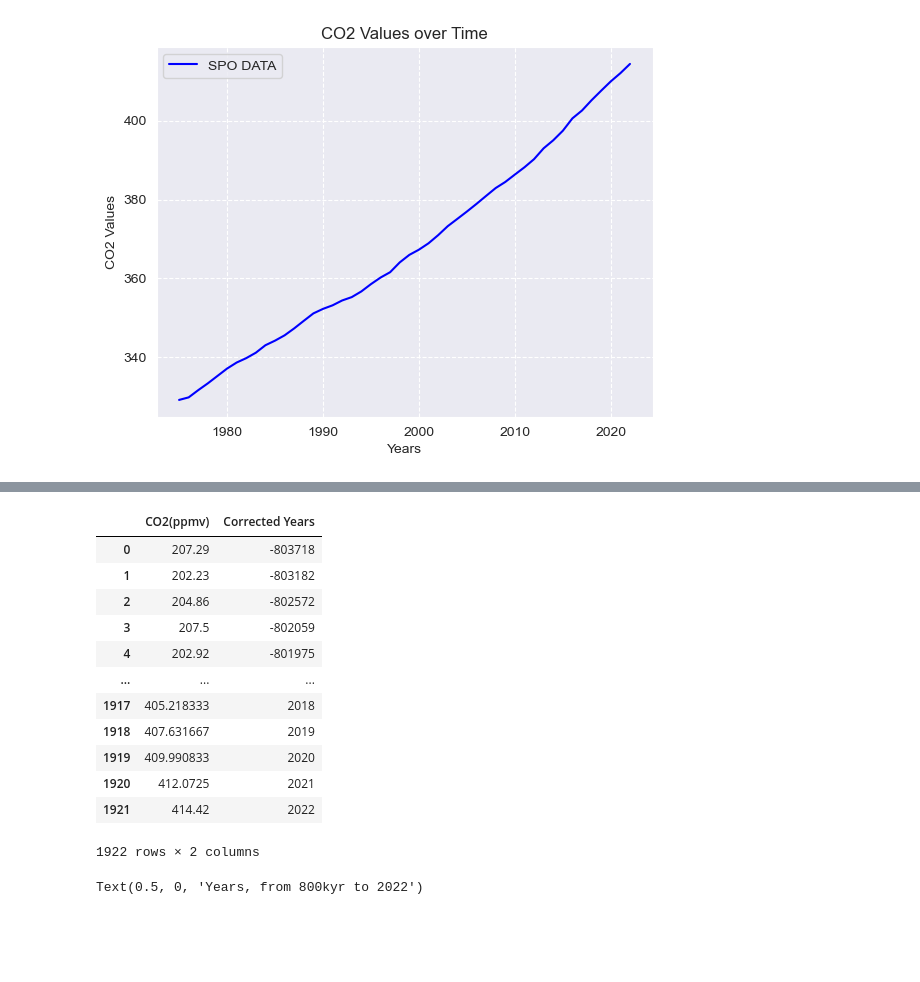
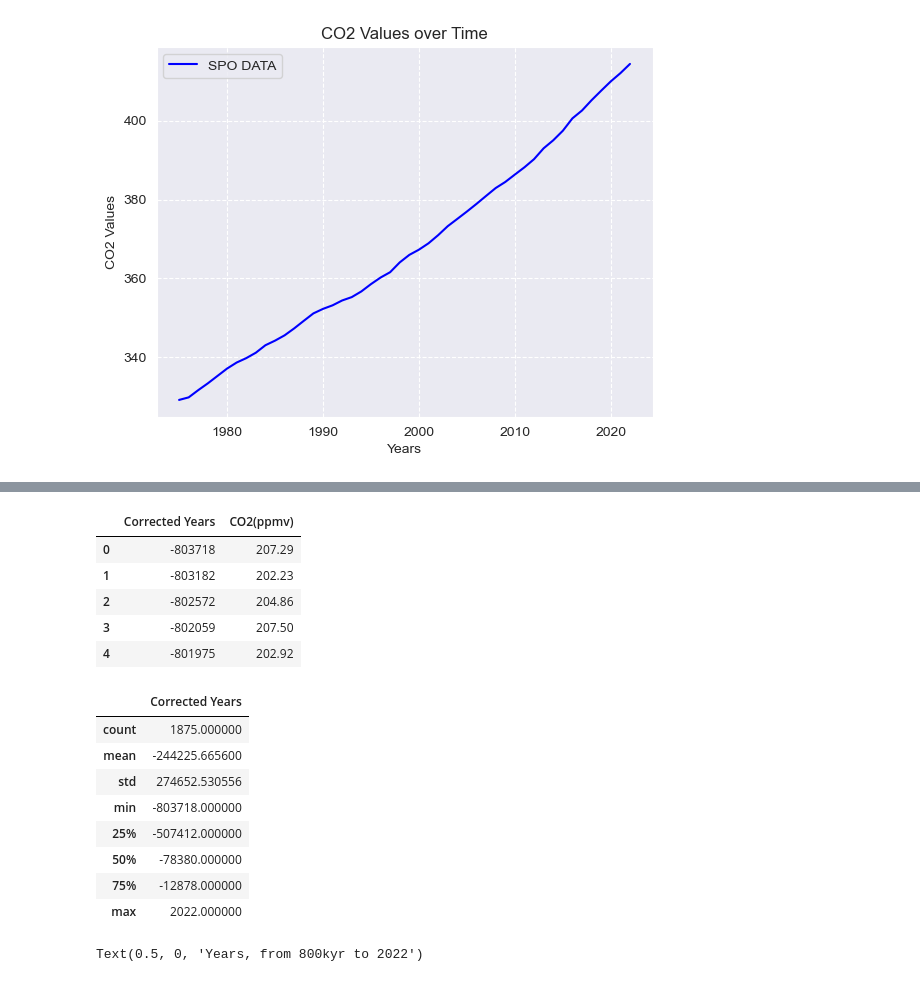
Before and after one commit to Kevin002023/PFDA--Climate-Project, a Jupyter notebook: PFDA-Project-2.ipynb, the cells around one changed output, grey strips where cells are left out. Drawn from its saved outputs; the diff is of its cells as text; code cells hidden in the pictures; blank space fills up the shorter version.

```diff
--- a/PFDA-Project-2.ipynb
+++ b/PFDA-Project-2.ipynb
@@ -203,9 +203,12 @@ These need to be removed from the dataset.
 # %%
 # Replace any instance of -999.99 to NaN which we will then remove
 spo_co2.replace(-999.99, pd.NA, inplace=True)
-spo_co2.dropna(subset = ['value'])
+spo_co2.dropna(inplace=True) #removing NaN values
+
+spo_co2.head()
 
 # https://saturncloud.io/blog/how-to-delete-rows-with-null-values-in-a-specific-column-in-pandas-dataframe/#:~:text=a%20Specific%20Column-,One%20common%20approach%20to%20handle%20null%20values%20is%20to%20delete,values%20in%20the%20specified%20column.
+#https://stackoverflow.com/questions/33643843/cant-drop-nan-with-dropna-in-pandas
 # %% [output]
 |  | year | month | value |
 | 12 | 1975 | 1 | 328.19 |
@@ -249,12 +244,11 @@ plt.title('CO2 Values over Time')
 Text(0.5, 1.0, 'CO2 Values over Time')
 [figure]
 # %%
-# The IPCC dataset goes up to 2001. We are going to append the values of 2002-2022 from the SPO dataset. First we need to cleanse the data so its fits the same format
+# The IPCC dataset goes up to 2001. However the readings are not consistent, some years are unaccounted for. We are going to append the values of 1975-2022 from the SPO dataset. First we need to cleanse the data so its fits the same format
 
-new_order = ['value', 'year']
-spo_co2 = spo_co2[new_order] # reorder the columns so they fit the ipcc dataset
+
 spo_co2.rename(columns = {'value': 'CO2(ppmv)', 'year': 'Corrected Years'}, inplace=True)
-#spo_co2 = spo_co2[::-1] # reverse the order so it goes from recent to older.
+spo_co2 = spo_co2[::-1] # reverse the order so it goes from recent to older.
 
 spo_co2.head()
 # %% [output]
@@ -287,0 +261,5 @@ print(last_twenty_1_co2)
+# %%
+# the ipcc dataset also has double values in some years. I want to only have one value per year so I will average these values.
+
+ipcc = ipcc.groupby('Corrected Years')['CO2(ppmv)'].mean().reset_index()
+ipcc.describe()
@@ -288,21 +276,24 @@ print(last_twenty_1_co2)
+# %%
+ipcc_1974 = ipcc.head(1828) # cutting off at 1974
+ipcc_1974.head()
+# %% [output]
+|  | Corrected Years | CO2(ppmv) |
+| 0 | -803718 | 207.29 |
+| 1 | -803182 | 202.23 |
+| 2 | -802572 | 204.86 |
+| 3 | -802059 | 207.50 |
+| 4 | -801975 | 202.92 |
 # %%
-#ipcc = ipcc[::-1]
-#ipcc
-
-complete_co2 = pd.concat([ipcc, last_twenty_1_co2], ignore_index = True)
-complete_co2
+complete_co2 = pd.concat([ipcc_1974, spo_co2], ignore_index = True)
+complete_co2.describe()
 # %% [output]
-|  | CO2(ppmv) | Corrected Years |
-| 0 | 207.29 | -803718 |
-| 1 | 202.23 | -803182 |
-| 2 | 204.86 | -802572 |
-| 3 | 207.5 | -802059 |
-| 4 | 202.92 | -801975 |
-| ... | ... | ... |
-| 1917 | 405.218333 | 2018 |
-| 1918 | 407.631667 | 2019 |
-| 1919 | 409.990833 | 2020 |
-| 1920 | 412.0725 | 2021 |
-| 1921 | 414.42 | 2022 |
+|  | Corrected Years |
+| count | 1875.000000 |
+| mean | -244225.665600 |
+| std | 274652.530556 |
+| min | -803718.000000 |
+| 25% | -507412.000000 |
+| 50% | -78380.000000 |
+| 75% | -12878.000000 |
+| max | 2022.000000 |
-1922 rows × 2 columns
 # %%
```
Also changed, not shown: parts of 15 cells of this notebook.
